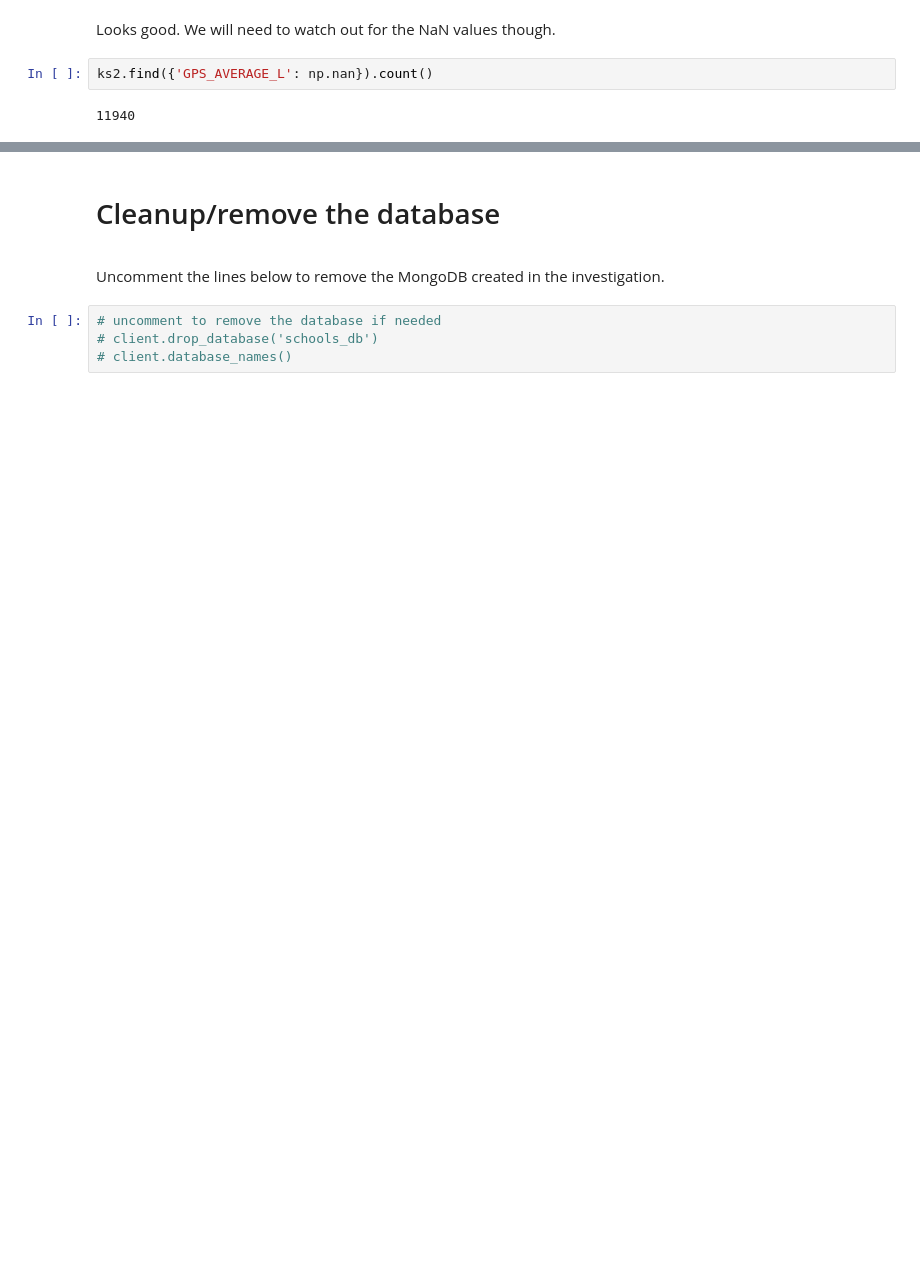
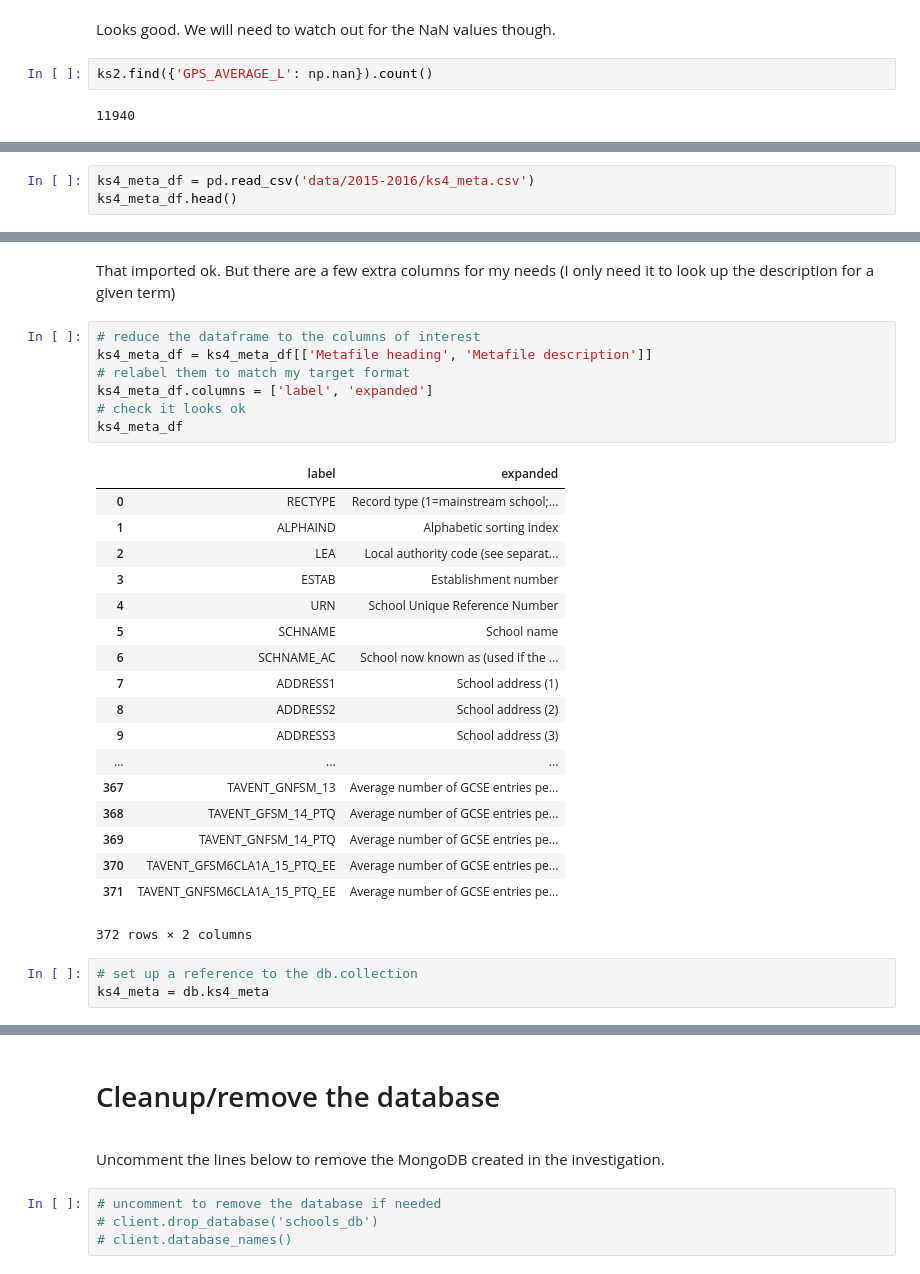
Before and after one commit to snowkuma/tm351-notebooks, a Jupyter notebook: __dcs283_EMA_2017J/_EMA_2017J/ema_project_notebook.ipynb, the cells around one changed output, grey strips where cells are left out. Saved outputs shown, nothing was run; the diff lists cells and outputs as text; blank space fills up the shorter version.

```diff
--- a/__dcs283_EMA_2017J/_EMA_2017J/ema_project_notebook.ipynb
+++ b/__dcs283_EMA_2017J/_EMA_2017J/ema_project_notebook.ipynb
@@ -255,0 +401,3 @@ KeyError: ('NFTYPE', 'GPS_AVERAGE')
+# %%
+ks4_meta_df = pd.read_csv('data/2015-2016/ks4_meta.csv')
+ks4_meta_df.head()
@@ -255,0 +411,31 @@ KeyError: ('NFTYPE', 'GPS_AVERAGE')
+# %% [markdown]
+That imported ok.  But there are a few extra columns for my needs (I only need it to look up the description for a given term)
+# %%
+# reduce the dataframe to the columns of interest
+ks4_meta_df = ks4_meta_df[['Metafile heading', 'Metafile description']]
+# relabel them to match my target format
+ks4_meta_df.columns = ['label', 'expanded']
+# check it looks ok
+ks4_meta_df
+# %% [output]
+|  | label | expanded |
+| 0 | RECTYPE | Record type (1=mainstream school;... |
+| 1 | ALPHAIND | Alphabetic sorting index |
+| 2 | LEA | Local authority code (see separat... |
+| 3 | ESTAB | Establishment number |
+| 4 | URN | School Unique Reference Number |
+| 5 | SCHNAME | School name |
+| 6 | SCHNAME_AC | School now known as (used if the ... |
+| 7 | ADDRESS1 | School address (1) |
+| 8 | ADDRESS2 | School address (2) |
+| 9 | ADDRESS3 | School address (3) |
+| ... | ... | ... |
+| 367 | TAVENT_GNFSM_13 | Average number of GCSE entries pe... |
+| 368 | TAVENT_GFSM_14_PTQ | Average number of GCSE entries pe... |
+| 369 | TAVENT_GNFSM_14_PTQ | Average number of GCSE entries pe... |
+| 370 | TAVENT_GFSM6CLA1A_15_PTQ_EE | Average number of GCSE entries pe... |
+| 371 | TAVENT_GNFSM6CLA1A_15_PTQ_EE | Average number of GCSE entries pe... |
+372 rows × 2 columns
+# %%
+# set up a reference to the db.collection
+ks4_meta = db.ks4_meta
```
Also changed, not shown: parts of 42 cells of this notebook, 1 other file.
